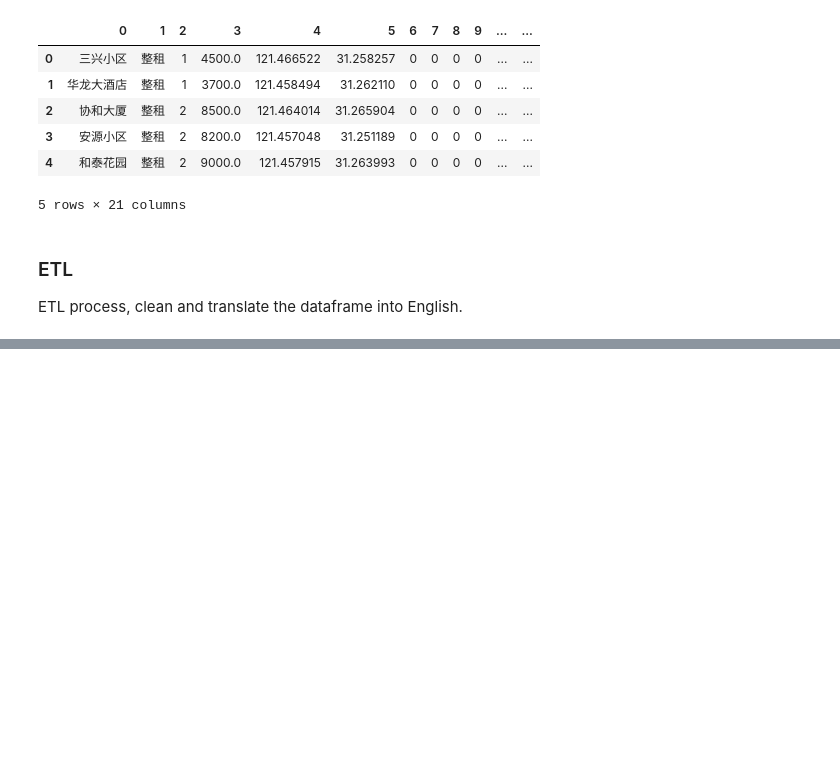
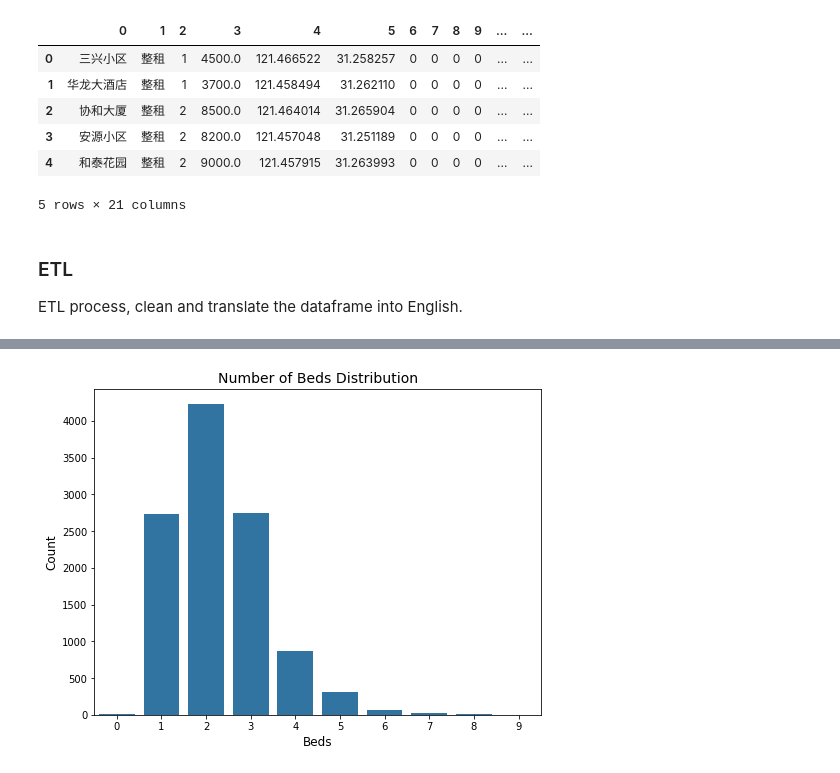
Before and after one commit to XiyueWang/shanghai_rental_analysis_lianjia, a Jupyter notebook: Exploratory Data Analysis .ipynb, the cells around one changed output, grey strips where cells are left out. Cells and saved outputs as stored; diff of their text form; code cells hidden in the pictures; blank space fills up the shorter version.

```diff
--- a/Exploratory Data Analysis .ipynb
+++ b/Exploratory Data Analysis .ipynb
@@ -204,0 +132,9 @@ Name: parking, dtype: int64
+# %%
+# visualize beds distribution
+plt.figure(figsize=(8, 6))
+sns.countplot(df_clean.beds, color=sns.color_palette()[0])
+plt.ylabel('Count', fontsize=12)
+plt.xlabel('Beds', fontsize=12)
+plt.title('Number of Beds Distribution', fontsize=14);
+# %% [output]
+[figure, added]
```
Also changed, not shown: parts of 29 cells of this notebook.
